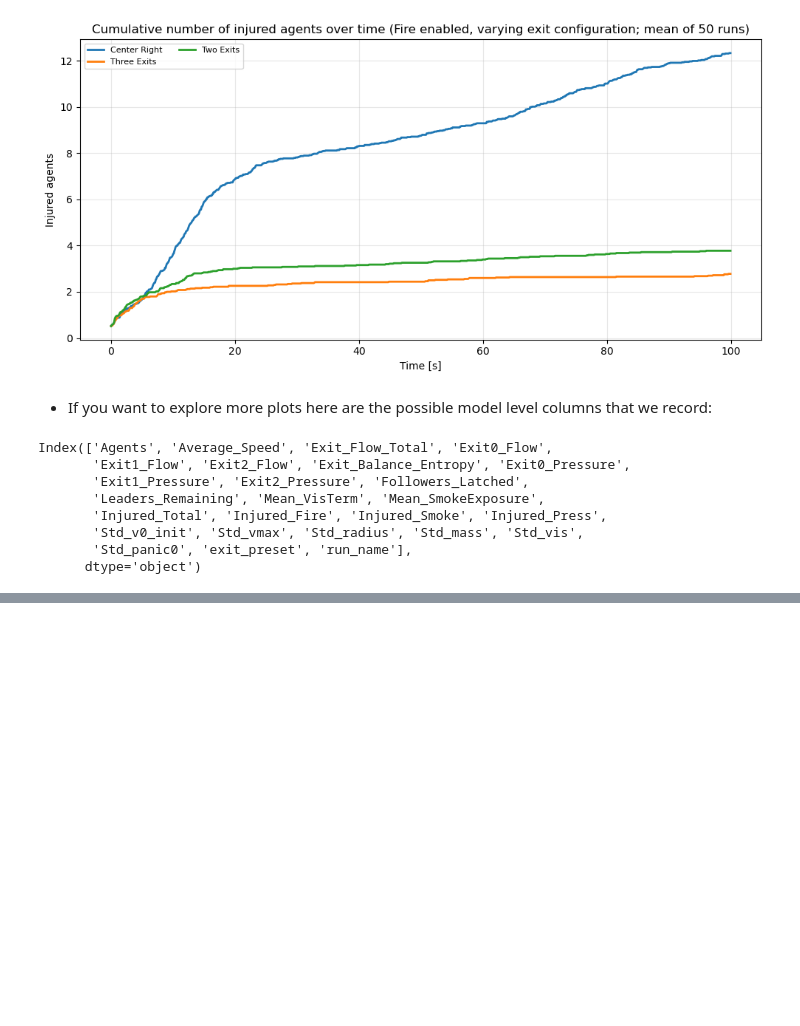
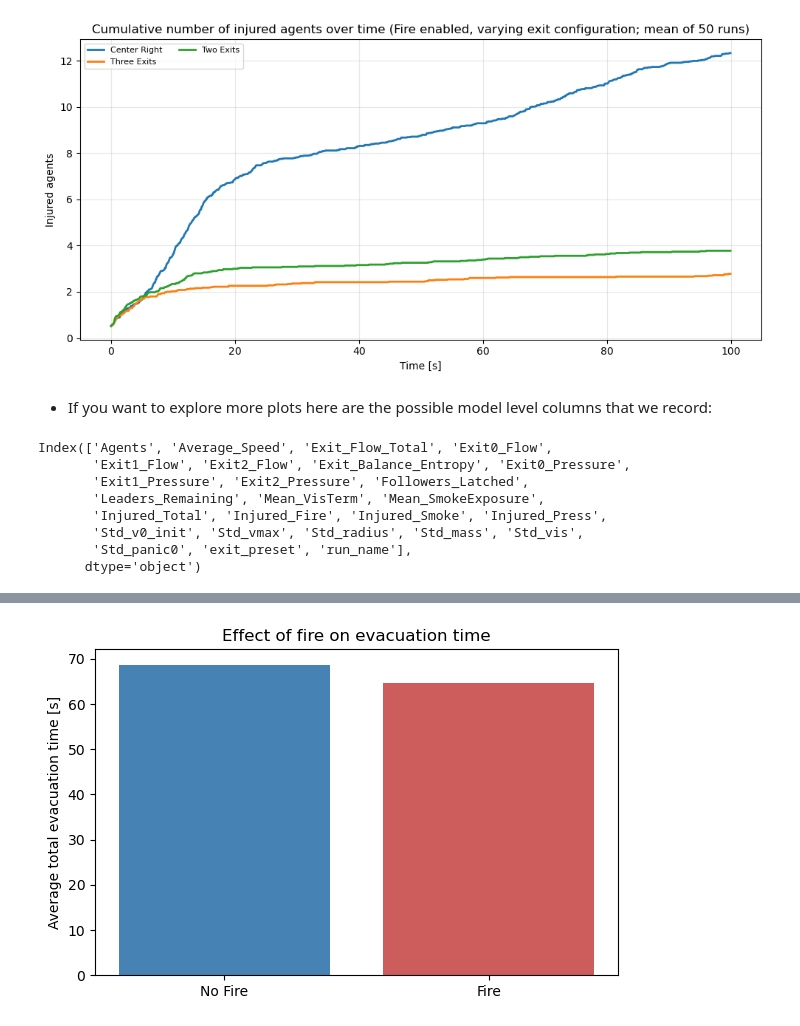
Before and after one commit to NikiLalev/dmas_project, a Jupyter notebook: src/notebooks/simulation_results.ipynb, the cells around one changed output, grey strips where cells are left out. Cells and saved outputs as stored; diff of their text form; code cells hidden in the pictures; blank space fills up the shorter version.

```diff
--- a/src/simulation_results.ipynb
+++ b/src/notebooks/simulation_results.ipynb
@@ -648,3 +644,101 @@ Index(['Agents', 'Average_Speed', 'Exit_Flow_Total', 'Exit0_Flow',
        'Std_v0_init', 'Std_vmax', 'Std_radius', 'Std_mass', 'Std_vis',
        'Std_panic0', 'exit_preset', 'run_name'],
       dtype='object')
+# %%
+import os
+import math
+import numpy as np
+import pandas as pd
+import matplotlib.pyplot as plt
+from pathlib import Path
+
+# --- 1. Load experiment data ---
+exp_dir = Path("experiments/extended_agents_full_20251020_143838")
+results = load_experiment_results(exp_dir)
+detailed = results["detailed_df"]
+
+# --- 2. Scalar comparison: total_time and injured_total (Fire vs No Fire) ---
+inj_col = "injured_total" if "injured_total" in detailed.columns else "injured"
+
+scalar_summary = (
+    detailed
+    .groupby("fire_enabled")
+    .agg(
+        mean_total_time=("total_time", "mean"),
+        std_total_time=("total_time", "std"),
+        mean_injured=(inj_col, "mean"),
+        std_injured=(inj_col, "std"),
+        n=("run", "count")
+    )
+)
+print(scalar_summary)
+
+save_dir = Path("plots")
+save_dir.mkdir(parents=True, exist_ok=True)
+
+# --- 2a. Barplot: average total evacuation time ---
+plt.figure(figsize=(6, 4))
+x = [0, 1]
+labels = ["No Fire", "Fire"]
+mean_tt = [
+    scalar_summary.loc[False, "mean_total_time"],
+    scalar_summary.loc[True, "mean_total_time"]
+]
+plt.bar(x, mean_tt, color=["steelblue", "indianred"])
+plt.xticks(x, labels)
+plt.ylabel("Average total evacuation time [s]")
+plt.title("Effect of fire on evacuation time")
+plt.tight_layout()
+
+pdf_path_tt = save_dir / "fire_vs_nofire_total_time.pdf"
+plt.savefig(pdf_path_tt, format="pdf", bbox_inches="tight")
+print(f"Saved plot to: {pdf_path_tt}")
+plt.show()
+
+# --- 2b. Barplot: average number of injured agents ---
+plt.figure(figsize=(6, 4))
+mean_inj = [
+    scalar_summary.loc[False, "mean_injured"],
+    scalar_summary.loc[True, "mean_injured"]
+]
+plt.bar(x, mean_inj, color=["steelblue", "indianred"])
+plt.xticks(x, labels)
+plt.ylabel("Average number of injured agents")
+plt.title("Effect of fire on injuries")
+plt.tight_layout()
+
+pdf_path_inj = save_dir / "fire_vs_nofire_injured.pdf"
+plt.savefig(pdf_path_inj, format="pdf", bbox_inches="tight")
+print(f"Saved plot to: {pdf_path_inj}")
+plt.show()
+
+# --- 3. Time series comparison: Followers_Latched & Mean_VisTerm (Fire vs No Fire) ---
+combined_fire_df = load_combined_model_df(
+    exp_dir,
+    parameter_name="fire_enabled",
+    parameter_values=[False, True],
+    additional_filters=None
+)
+
+plot_by_parameter(
+    combined_fire_df,
+    parameter_name="fire_enabled",
+    ycol="Followers_Latched",
+    title="Followers latched over time (Fire vs No Fire)",
+    ylabel="Latched followers",
+    dt=0.1,
+    max_steps=1000,
+    save_dir=save_dir
+)
+
+plot_by_parameter(
+    combined_fire_df,
+    parameter_name="fire_enabled",
+    ycol="Mean_VisTerm",
+    title="Visibility loss over time (Fire vs No Fire)",
+    ylabel="Mean visibility loss term",
+    dt=0.1,
+    max_steps=1000,
+    save_dir=save_dir
+)
+# %% [output]
@@ -650,0 +754 @@ Index(['Agents', 'Average_Speed', 'Exit_Flow_Total', 'Exit0_Flow',
+[figure, added]
```
Also changed, not shown: parts of 3 cells of this notebook, 14 other files.
